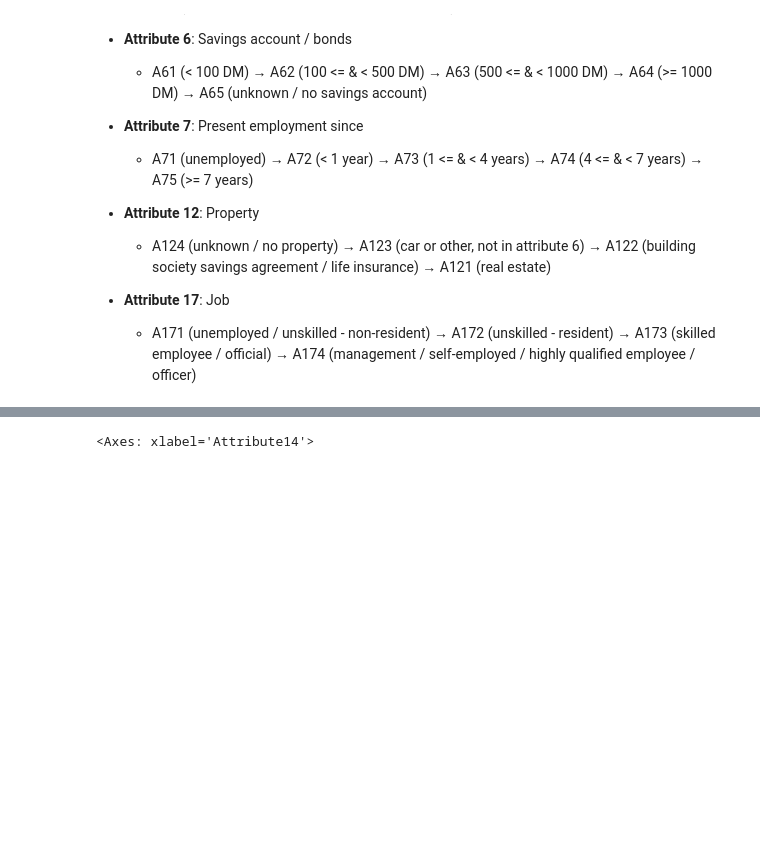
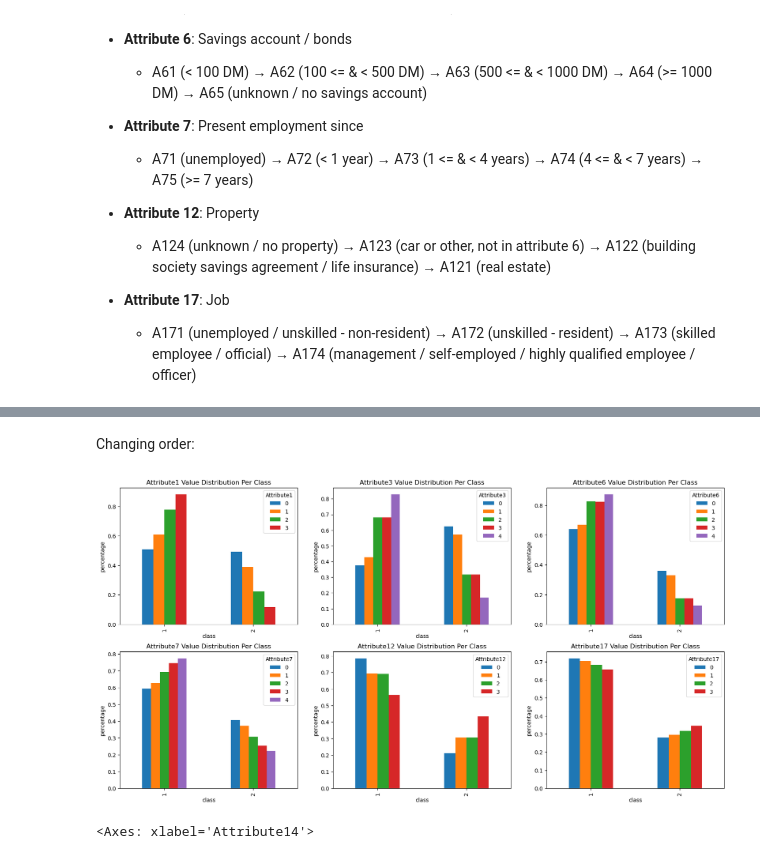
Before and after one commit to Syed-A-Naqvi/machine_learning, a Jupyter notebook: python_machine_learning/classification/k-NN/k-NN-classification.ipynb, the cells around one changed output, grey strips where cells are left out. Cells and saved outputs as stored; diff of their text form; code cells hidden in the pictures; blank space fills up the shorter version.

Commit message:
successfully processed ordinal features so that label encoding takes order into account

```diff
--- a/python_machine_learning/classification/k-NN/k-NN-classification.ipynb
+++ b/python_machine_learning/classification/k-NN/k-NN-classification.ipynb
@@ -150,3 +154,47 @@ for a in ['Attribute1', 'Attribute3', 'Attribute6', 'Attribute7', 'Attribute12',
+# %% [markdown]
+Changing order:
+# %%
+fig, axes = plt.subplots(2,3, figsize=(20,10))
+label_encoder = LabelEncoder()
+
+for i, a in enumerate(['Attribute1', 'Attribute3', 'Attribute6', 'Attribute7', 'Attribute12', 'Attribute17']):
+
+    row = i // 3
+    col = i % 3
+    ax = axes[row,col]
+
+    if (a == 'Attribute6'):
+        german_data_X_encodings[a] = german_data_X_encodings[a].replace('A65','temp')
+        german_data_X_encodings[a] = german_data_X_encodings[a].replace('A64','A65')
+        german_data_X_encodings[a] = german_data_X_encodings[a].replace('temp','A64')
+
+    elif (a == 'Attribute7'):
+        german_data_X_encodings[a] = german_data_X_encodings[a].replace('A74','temp')
+        german_data_X_encodings[a] = german_data_X_encodings[a].replace('A75','A74')
+        german_data_X_encodings[a] = german_data_X_encodings[a].replace('temp','A75')
+        german_data_X_encodings[a] = german_data_X_encodings[a].replace('A71','temp')
+        german_data_X_encodings[a] = german_data_X_encodings[a].replace('A72','A71')
+        german_data_X_encodings[a] = german_data_X_encodings[a].replace('temp','A72')
+
+    elif (a == 'Attribute17'):
+        german_data_X_encodings[a] = german_data_X_encodings[a].replace('A174','A175')
+        german_data_X_encodings[a] = german_data_X_encodings[a].replace('A171','A174')
+
+    german_data_X_encodings[a] = label_encoder.fit_transform(german_data_X_encodings[a])
+
+    grouped = pd.concat([german_data_X_encodings[a],german_data_Y], axis=1).groupby(['class',a]).size()
+    attr_counts = german_data_X_encodings[a].value_counts()
+    creditworthy_values = grouped.reset_index(name='count')
+    creditworthy_values['percent_in_class'] = creditworthy_values.apply(lambda x: x['count']/attr_counts[x[a]], axis=1)
+
+    creditworthy_values.pivot(index='class', columns=a, values='percent_in_class').plot(kind='bar',
+                                                                                        title=f"{a} Value Distribution Per Class",
+                                                                                        xlabel='class', ylabel="percentage", ax=ax, legend=True)
+
+
+plt.show()
+# %% [output]
+[figure, added]
 # %%
 grouped = pd.concat([german_data_X_encodings['Attribute14'], german_data_Y], axis=1).groupby(['Attribute14','class']).size()
 attr_counts = german_data_X['Attribute14'].value_counts()
```
Also changed, not shown: parts of 1 cell of this notebook, 15 other files.
